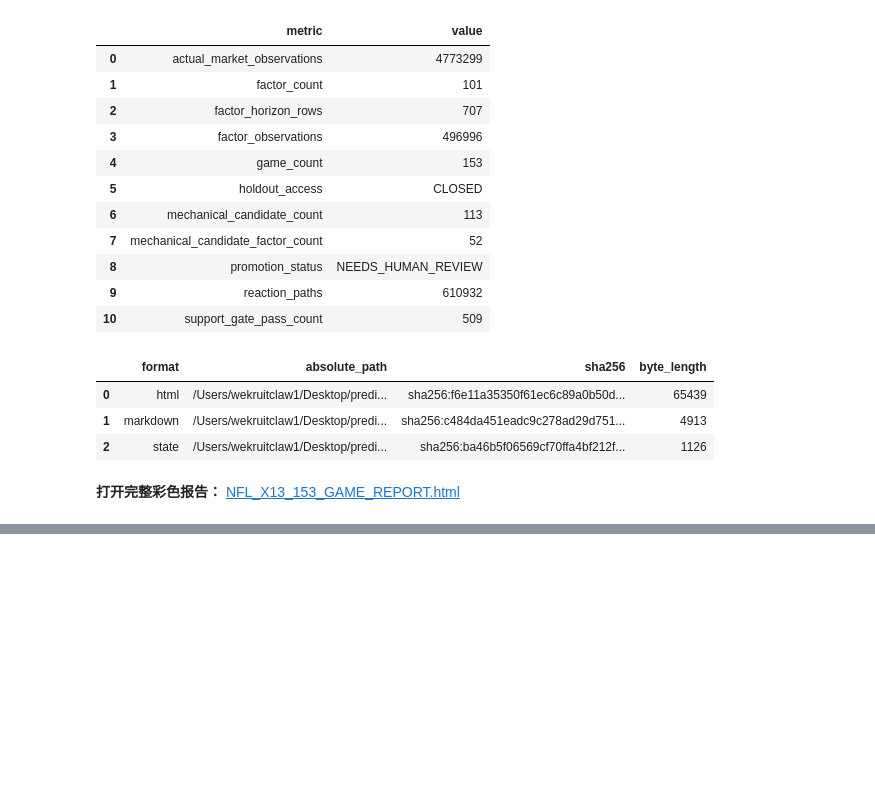
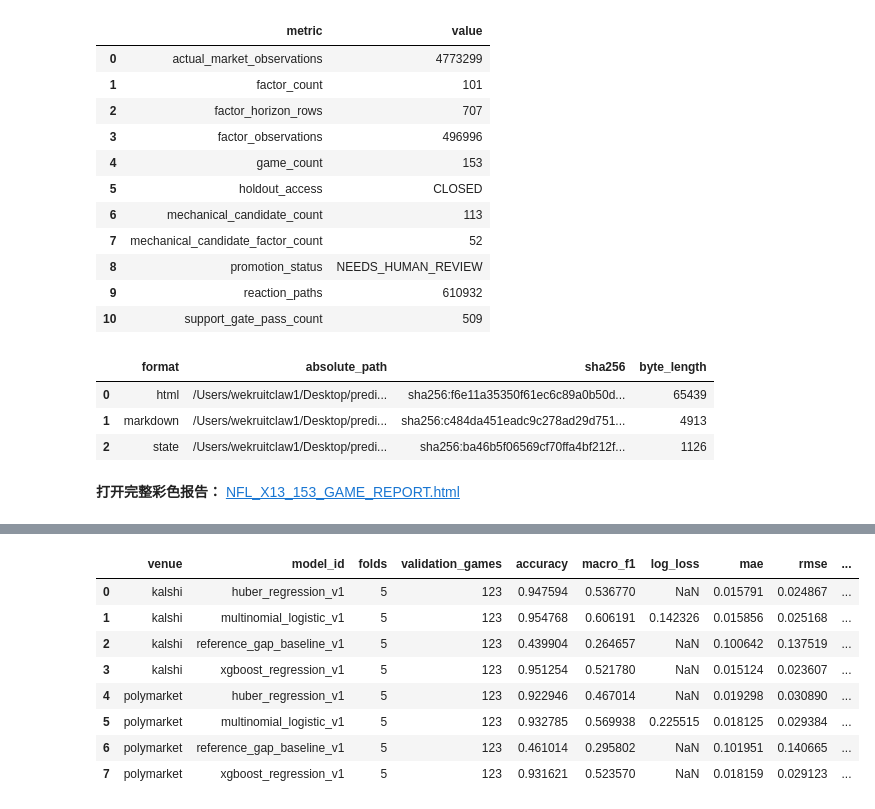
Before and after one commit to WeKruit/SAF, a Jupyter notebook: notebooks/nfl-factor-lab/NFL_Factor_Lab_Master.ipynb, the cells around one changed output, grey strips where cells are left out. Saved outputs shown, nothing was run; the diff lists cells and outputs as text; code cells hidden in the pictures; blank space fills up the shorter version.

```diff
--- a/notebooks/nfl-factor-lab/NFL_Factor_Lab_Master.ipynb
+++ b/notebooks/nfl-factor-lab/NFL_Factor_Lab_Master.ipynb
@@ -2776,0 +2795,48 @@ display(workbench_zone_link("Audit", "#audit"))
+# %%
+X15_MANIFEST_PATH = ROOT / (
+    "artifacts/market-observation/nfl/x15/taker-signal-v1/"
+    "exact-153-development/manifests/sha256/bb/"
+    "bbbdbfece9c1092cfa2e0c967d3a56766d3f0a920651950d4f0c30851e08b2ab.manifest.json"
+)
+x15_manifest = json.loads(X15_MANIFEST_PATH.read_text(encoding="utf-8"))
+x15_manifest_sha256 = "sha256:" + hashlib.sha256(X15_MANIFEST_PATH.read_bytes()).hexdigest()
+assert x15_manifest_sha256 == "sha256:bbbdbfece9c1092cfa2e0c967d3a56766d3f0a920651950d4f0c30851e08b2ab"
+assert x15_manifest["schema"] == "nfl_x15_development_publication_v2"
+assert x15_manifest["development_game_count"] == 153
+assert x15_manifest["holdout_state"] == "SEALED_UNREAD"
+assert x15_manifest["holdout_reaction_accessed"] is False
+
+x15_root = X15_MANIFEST_PATH.parents[3]
+def load_x15_object(logical_name):
+    descriptor = next(item for item in x15_manifest["objects"] if item["logical_name"] == logical_name)
+    path = x15_root / descriptor["object_path"]
+    observed_sha = "sha256:" + hashlib.sha256(path.read_bytes()).hexdigest()
+    assert observed_sha == descriptor["object_sha256"]
+    frame = pd.read_parquet(path)
+    assert len(frame) == descriptor["row_count"]
+    return frame
+
+x15_model_summary_df = load_x15_object("model_summary")
+x15_fold_metrics_df = load_x15_object("fold_metrics")
+x15_signals_df = load_x15_object("signals")
+x15_signal_statistics_df = load_x15_object("signal_statistics")
+x15_decision_landmarks_df = load_x15_object("decision_landmarks")
+x15_target_landmarks_df = load_x15_object("target_eligible_landmarks")
+x15_evaluated_signals_df = x15_signals_df.loc[
+    x15_signals_df["evaluation_status"].eq("EVALUATED")
+].copy()
+display(pd.DataFrame([{
+    "manifest_sha256": x15_manifest_sha256,
+    "development_games": x15_manifest["development_game_count"],
+    "decision_landmarks": x15_manifest["decision_landmark_rows"],
+    "target_eligible_landmarks": x15_manifest["target_eligible_landmark_rows"],
+    "oof_predictions": x15_manifest["oof_prediction_rows"],
+    "signals_total": x15_manifest["signal_rows"],
+    "signals_evaluated": x15_manifest["evaluated_signal_rows"],
+    "signals_censored": x15_manifest["censored_signal_rows"],
+    "individual_gates": int(x15_signal_statistics_df["individual_statistical_gate"].sum()),
+    "full_development_gates": int(x15_signal_statistics_df["passes_development_gate"].sum()),
+    "holdout": x15_manifest["holdout_state"],
+}]))
+display(x15_model_summary_df.sort_values(["venue", "model_id"]))
+# %% [output]
@@ -2776,0 +2845,9 @@ display(workbench_zone_link("Audit", "#audit"))
+|  | venue | model_id | folds | validation_games | accuracy | macro_f1 | log_loss | mae | rmse | ... |
+| 0 | kalshi | huber_regression_v1 | 5 | 123 | 0.947594 | 0.536770 | NaN | 0.015791 | 0.024867 | ... |
+| 1 | kalshi | multinomial_logistic_v1 | 5 | 123 | 0.954768 | 0.606191 | 0.142326 | 0.015856 | 0.025168 | ... |
+| 2 | kalshi | reference_gap_baseline_v1 | 5 | 123 | 0.439904 | 0.264657 | NaN | 0.100642 | 0.137519 | ... |
+| 3 | kalshi | xgboost_regression_v1 | 5 | 123 | 0.951254 | 0.521780 | NaN | 0.015124 | 0.023607 | ... |
+| 4 | polymarket | huber_regression_v1 | 5 | 123 | 0.922946 | 0.467014 | NaN | 0.019298 | 0.030890 | ... |
+| 5 | polymarket | multinomial_logistic_v1 | 5 | 123 | 0.932785 | 0.569938 | 0.225515 | 0.018125 | 0.029384 | ... |
+| 6 | polymarket | reference_gap_baseline_v1 | 5 | 123 | 0.461014 | 0.295802 | NaN | 0.101951 | 0.140665 | ... |
+| 7 | polymarket | xgboost_regression_v1 | 5 | 123 | 0.931621 | 0.523570 | NaN | 0.018159 | 0.029123 | ... |
```
Also changed, not shown: parts of 39 cells of this notebook, 24 other files.
